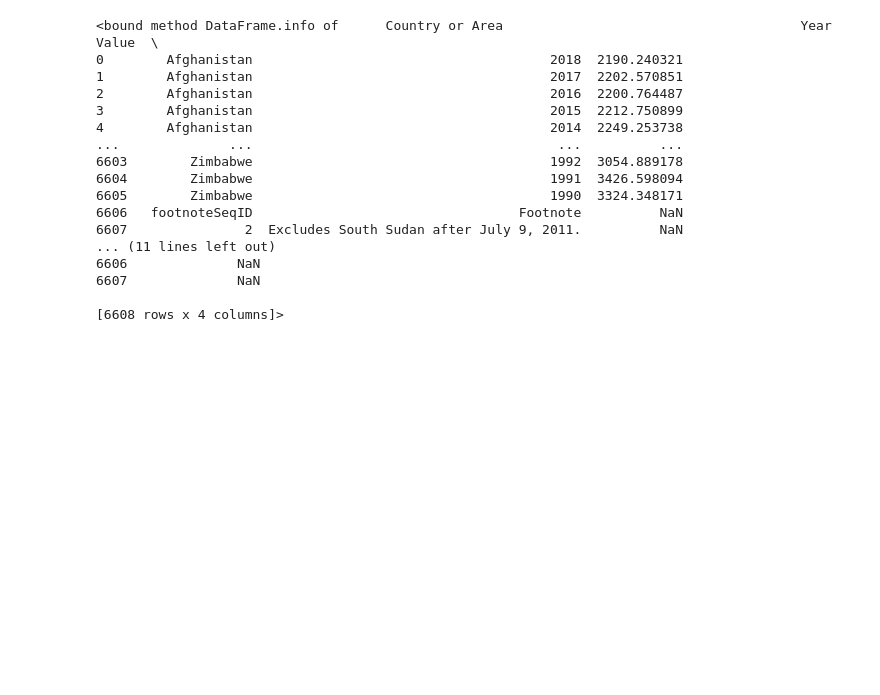
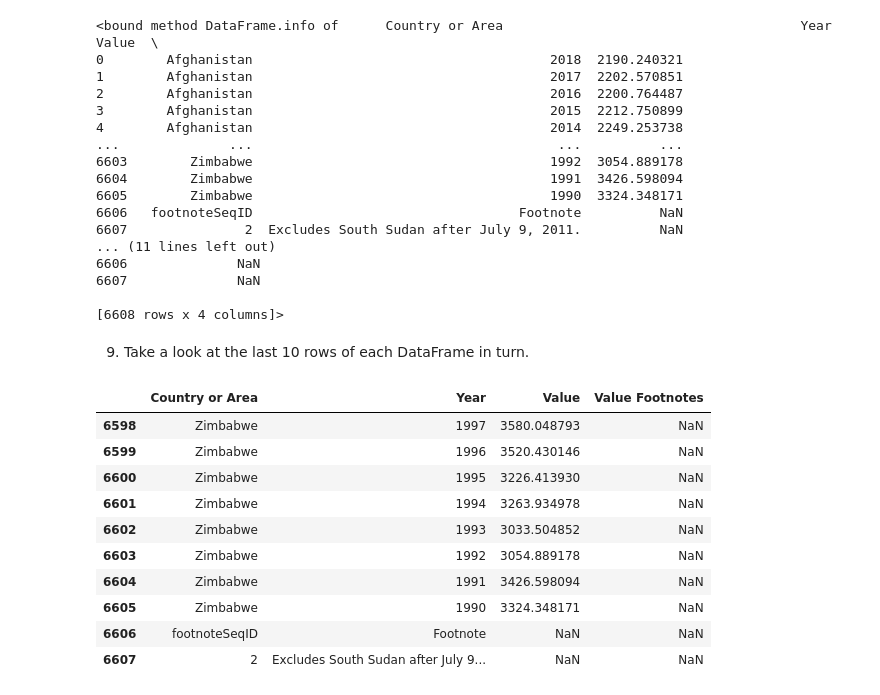
Before and after one commit to Abdullah0930/gdp-and-internet-usage, a Jupyter notebook: gdp and internet usage.ipynb, the cells around one changed output. Saved outputs shown, nothing was run; the diff lists cells and outputs as text; code cells hidden in the pictures; blank space fills up the shorter version.

```diff
--- a/gdp and internet usage.ipynb
+++ b/gdp and internet usage.ipynb
@@ -71,3 +71,19 @@ gdp_df.info
 6607              NaN
 
 [6608 rows x 4 columns]>
+# %% [markdown]
+9. Take a look at the last 10 rows of each DataFrame in turn.
+# %%
+gdp_df.tail(10)
+# %% [output]
+|  | Country or Area | Year | Value | Value Footnotes |
+| 6598 | Zimbabwe | 1997 | 3580.048793 | NaN |
+| 6599 | Zimbabwe | 1996 | 3520.430146 | NaN |
+| 6600 | Zimbabwe | 1995 | 3226.413930 | NaN |
+| 6601 | Zimbabwe | 1994 | 3263.934978 | NaN |
+| 6602 | Zimbabwe | 1993 | 3033.504852 | NaN |
+| 6603 | Zimbabwe | 1992 | 3054.889178 | NaN |
+| 6604 | Zimbabwe | 1991 | 3426.598094 | NaN |
+| 6605 | Zimbabwe | 1990 | 3324.348171 | NaN |
+| 6606 | footnoteSeqID | Footnote | NaN | NaN |
+| 6607 | 2 | Excludes South Sudan after July 9... | NaN | NaN |
```
Also changed, not shown: parts of 11 cells of this notebook.
